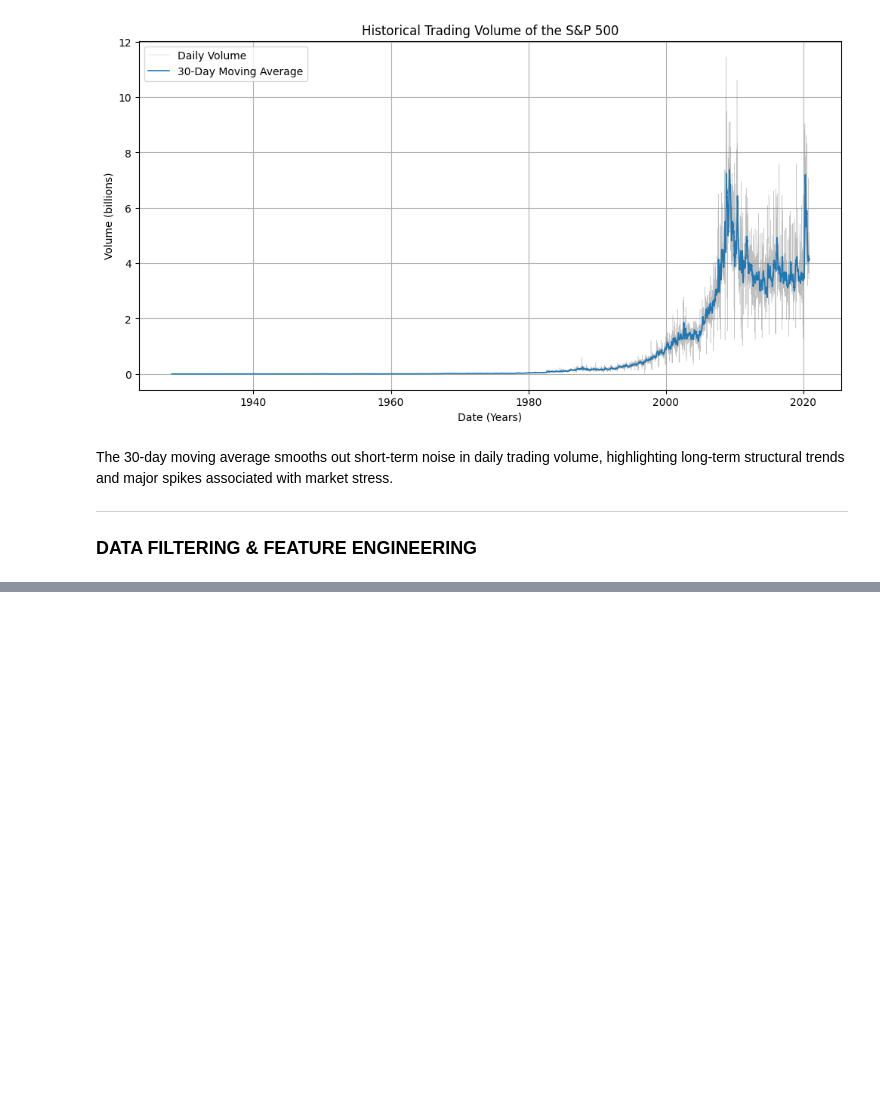
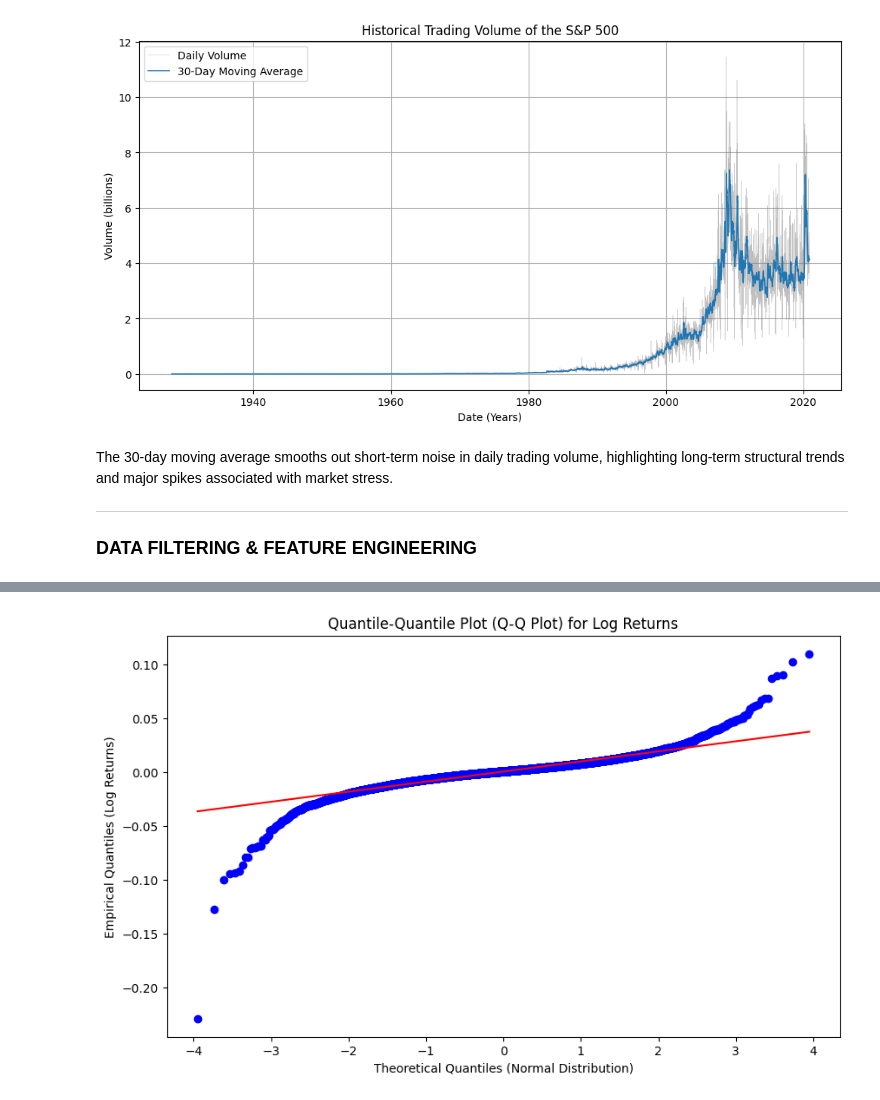
Before and after one commit to Pablo-Mateu/sp500-market-regimes, a Jupyter notebook: notebooks/EDA.ipynb, the cells around one changed output, grey strips where cells are left out. Saved outputs shown, nothing was run; the diff lists cells and outputs as text; code cells hidden in the pictures; blank space fills up the shorter version.

```diff
--- a/notebooks/EDA.ipynb
+++ b/notebooks/EDA.ipynb
@@ -217,0 +252,14 @@ import matplotlib.pyplot as plt
+# %%
+fig, ax = plt.subplots(figsize = (10, 6))
+
+# Genera el Q-Q Plot
+stats.probplot(x = df_model['Log_Return'], dist = 'norm', plot = ax)
+
+# Añade el título para el portafolio
+ax.set_title('Quantile-Quantile Plot (Q-Q Plot) for Log Returns')
+ax.set_xlabel('Theoretical Quantiles (Normal Distribution)')
+ax.set_ylabel('Empirical Quantiles (Log Returns)')
+
+plt.show()
+# %% [output]
+[figure, added]
```
Also changed, not shown: parts of 12 cells of this notebook.
